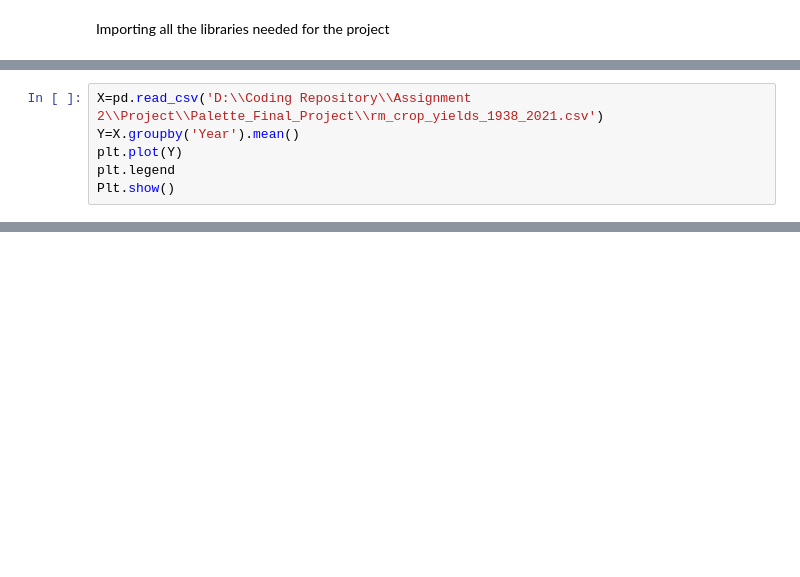
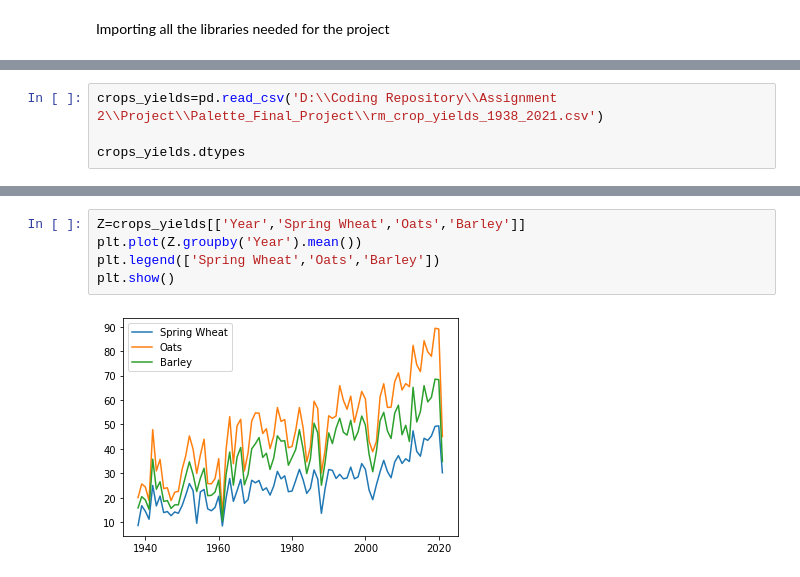
Before and after one commit to AnasIDS/Palette_Final_Project, a Jupyter notebook: Final Project.ipynb, the cells around one changed output, grey strips where cells are left out. Cells and saved outputs as stored; diff of their text form; blank space fills up the shorter version.

```diff
--- a/Final Project.ipynb
+++ b/Final Project.ipynb
@@ -7,7 +8,5 @@ import matplotlib.pyplot as plt
 # %%
-X=pd.read_csv('D:\\Coding Repository\\Assignment 2\\Project\\Palette_Final_Project\\rm_crop_yields_1938_2021.csv')
-Y=X.groupby('Year').mean()
-plt.plot(Y)
-plt.legend
-Plt.show()
+crops_yields=pd.read_csv('D:\\Coding Repository\\Assignment 2\\Project\\Palette_Final_Project\\rm_crop_yields_1938_2021.csv')
+
+crops_yields.dtypes
 # %% [output]
@@ -15,0 +77,7 @@ NameError: name 'Plt' is not defined
+# %%
+Z=crops_yields[['Year','Spring Wheat','Oats','Barley']]
+plt.plot(Z.groupby('Year').mean())
+plt.legend(['Spring Wheat','Oats','Barley'])
+plt.show()
+# %% [output]
+[figure, added]
```
Also changed, not shown: parts of 6 cells of this notebook.
